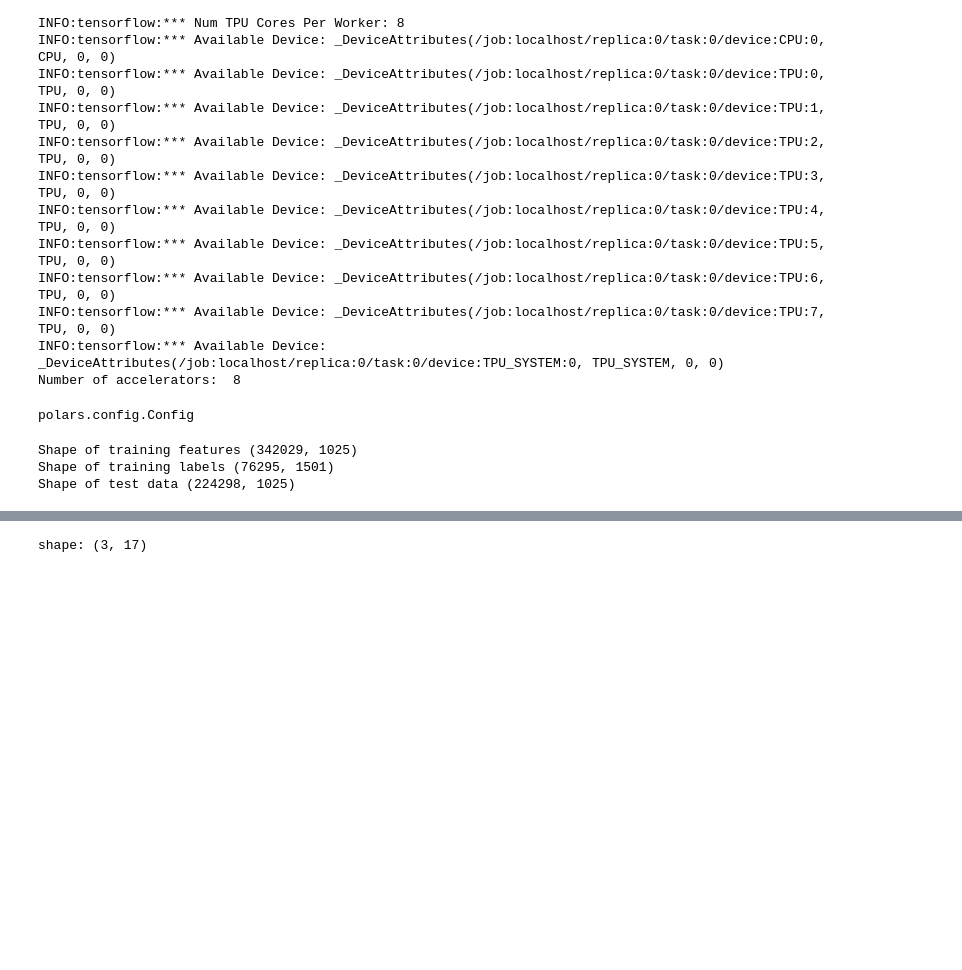
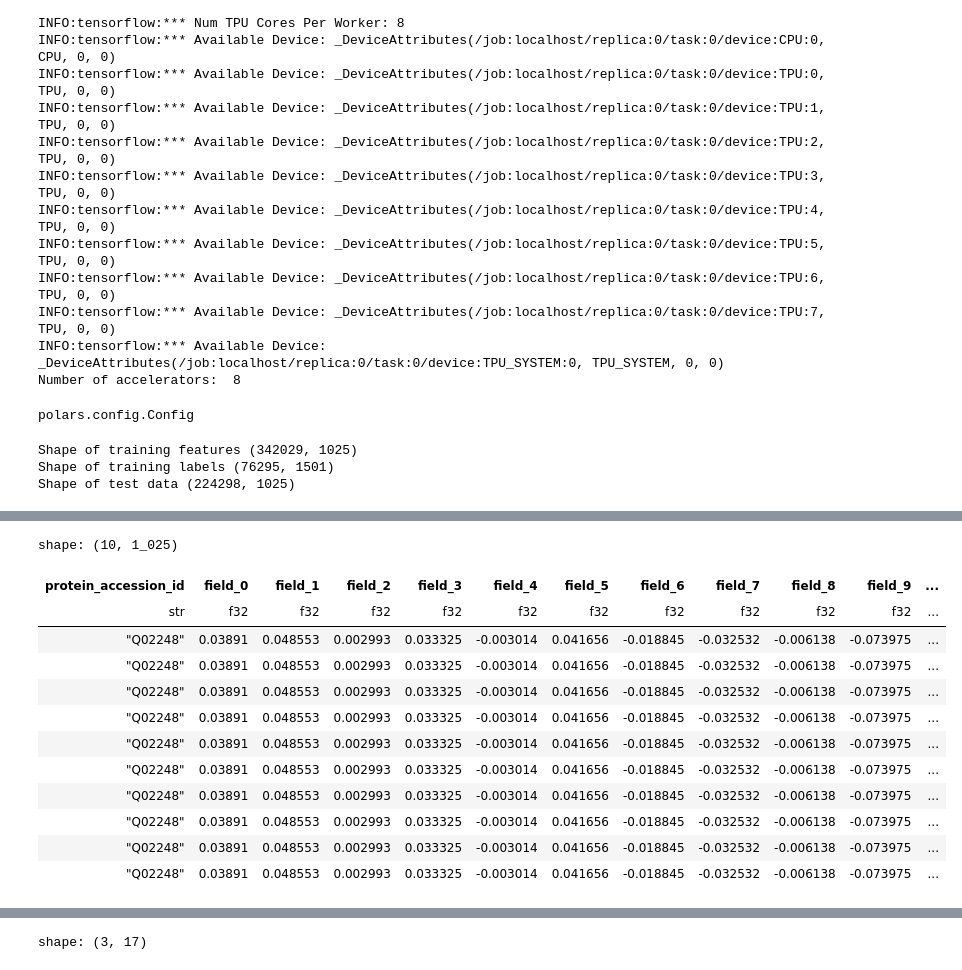
Before and after one commit to sumaniitm/cafa-6-protein-function-prediction-kaggle, a Jupyter notebook: cafa6-baseline-and-feature-engineering.ipynb, the cells around one changed output, grey strips where cells are left out. Cells and saved outputs as stored; diff of their text form; code cells hidden in the pictures; blank space fills up the shorter version.

```diff
--- a/cafa6-baseline-and-feature-engineering.ipynb
+++ b/cafa6-baseline-and-feature-engineering.ipynb
@@ -294,0 +233,18 @@ def process_mra(image: np.ndarray):
+# %%
+dd.sql(" select * \
+from df_train_features \
+where protein_accession_id = 'Q02248' limit 10").pl()
+# %% [output]
+shape: (10, 1_025)
+| protein_accession_id | field_0 | field_1 | field_2 | field_3 | field_4 | field_5 | field_6 | field_7 | field_8 | field_9 | ... |
+| str | f32 | f32 | f32 | f32 | f32 | f32 | f32 | f32 | f32 | f32 | ... |
+| "Q02248" | 0.03891 | 0.048553 | 0.002993 | 0.033325 | -0.003014 | 0.041656 | -0.018845 | -0.032532 | -0.006138 | -0.073975 | ... |
+| "Q02248" | 0.03891 | 0.048553 | 0.002993 | 0.033325 | -0.003014 | 0.041656 | -0.018845 | -0.032532 | -0.006138 | -0.073975 | ... |
+| "Q02248" | 0.03891 | 0.048553 | 0.002993 | 0.033325 | -0.003014 | 0.041656 | -0.018845 | -0.032532 | -0.006138 | -0.073975 | ... |
+| "Q02248" | 0.03891 | 0.048553 | 0.002993 | 0.033325 | -0.003014 | 0.041656 | -0.018845 | -0.032532 | -0.006138 | -0.073975 | ... |
+| "Q02248" | 0.03891 | 0.048553 | 0.002993 | 0.033325 | -0.003014 | 0.041656 | -0.018845 | -0.032532 | -0.006138 | -0.073975 | ... |
+| "Q02248" | 0.03891 | 0.048553 | 0.002993 | 0.033325 | -0.003014 | 0.041656 | -0.018845 | -0.032532 | -0.006138 | -0.073975 | ... |
+| "Q02248" | 0.03891 | 0.048553 | 0.002993 | 0.033325 | -0.003014 | 0.041656 | -0.018845 | -0.032532 | -0.006138 | -0.073975 | ... |
+| "Q02248" | 0.03891 | 0.048553 | 0.002993 | 0.033325 | -0.003014 | 0.041656 | -0.018845 | -0.032532 | -0.006138 | -0.073975 | ... |
+| "Q02248" | 0.03891 | 0.048553 | 0.002993 | 0.033325 | -0.003014 | 0.041656 | -0.018845 | -0.032532 | -0.006138 | -0.073975 | ... |
+| "Q02248" | 0.03891 | 0.048553 | 0.002993 | 0.033325 | -0.003014 | 0.041656 | -0.018845 | -0.032532 | -0.006138 | -0.073975 | ... |
```
Also changed, not shown: parts of 6 cells of this notebook.
